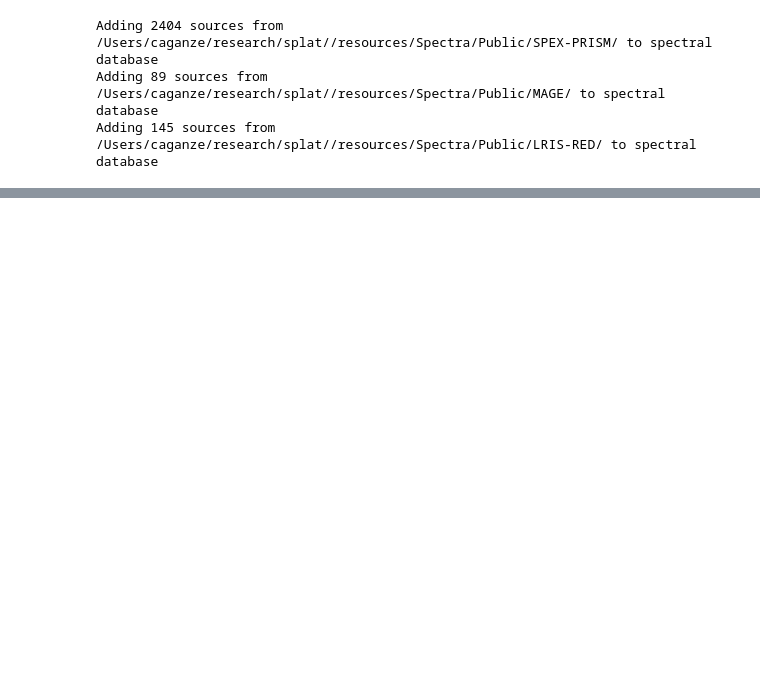
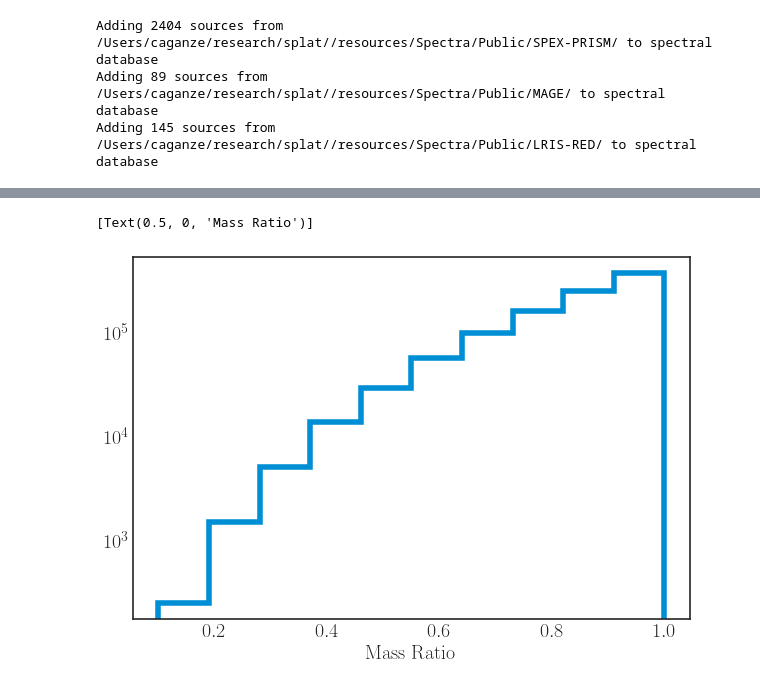
Before and after one commit to caganze/popsims, a Jupyter notebook: notebooks/Binaries.ipynb, the cells around one changed output, grey strips where cells are left out. Saved outputs shown, nothing was run; the diff lists cells and outputs as text; code cells hidden in the pictures; blank space fills up the shorter version.

```diff
--- a/notebooks/Binaries.ipynb
+++ b/notebooks/Binaries.ipynb
@@ -53,2 +60,9 @@ ax.scatter( vals.spt, vals.luminosity, marker='.', s=1, alpha=0.1,
+# %%
+fig, ax=plt.subplots()
+h=plt.hist(vals.sec_mass/vals.pri_mass,  histtype='step', lw=5,  log=True)
+ax.set(xlabel='Mass Ratio')
+# %% [output]
+[Text(0.5, 0, 'Mass Ratio')]
+[figure, added]
 # %%
 vals.luminosity
```
Also changed, not shown: parts of 53 cells of this notebook, 3 other files.
